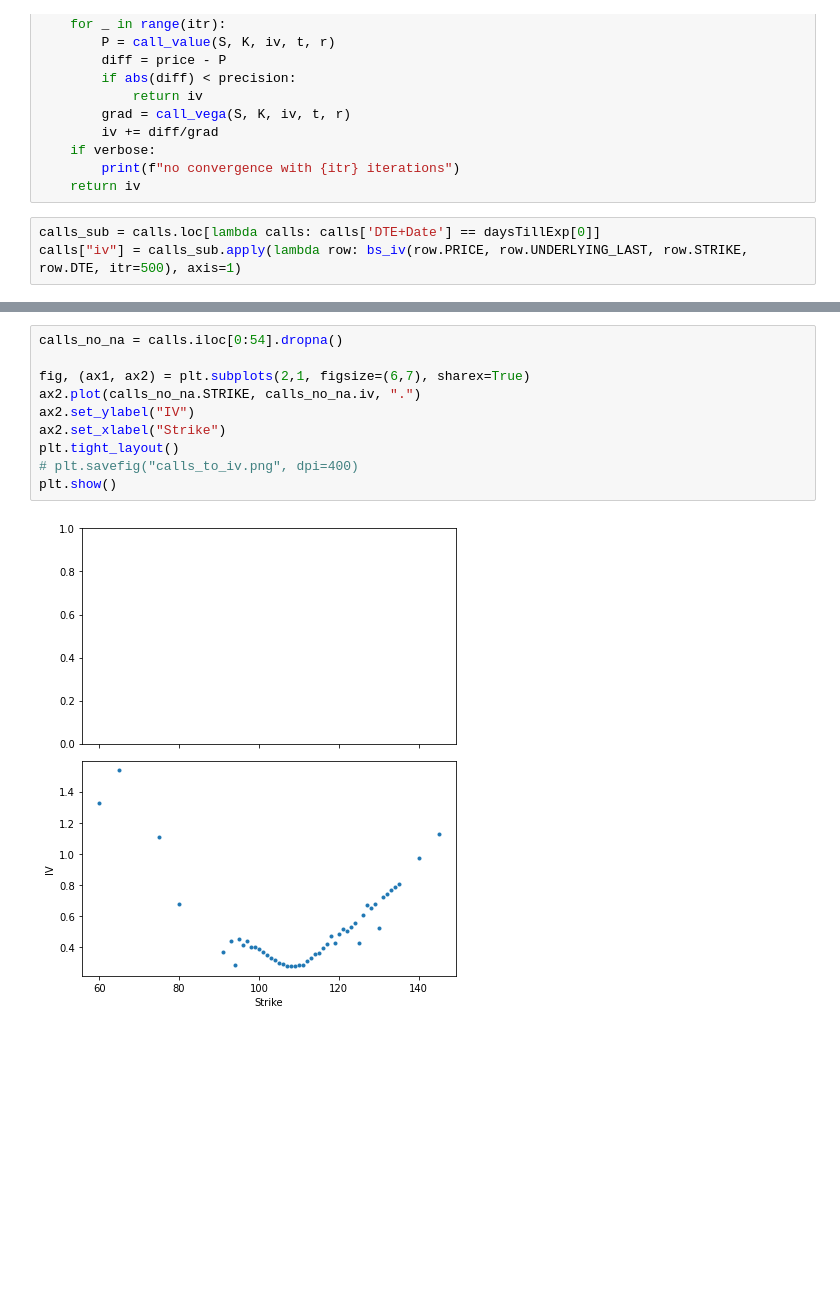
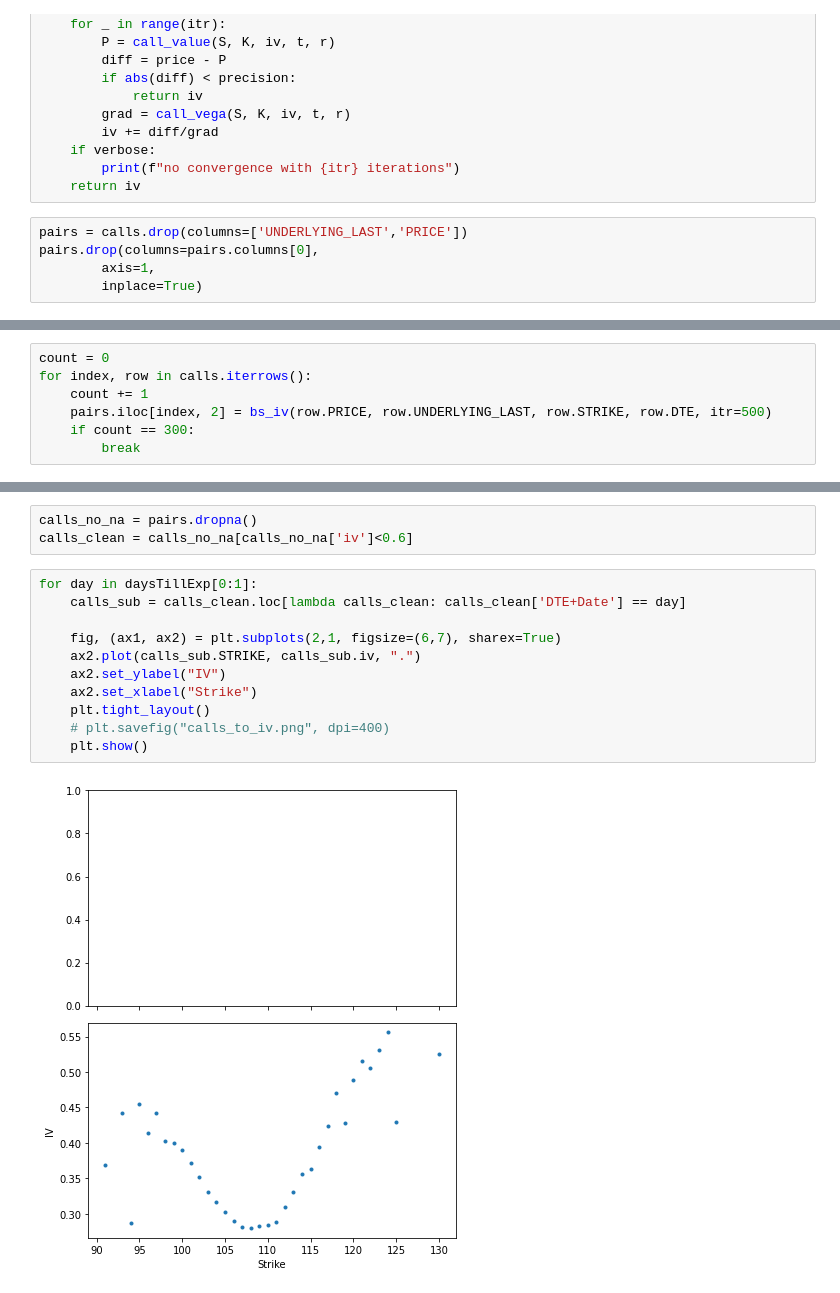
Before and after one commit to piluguji/HooHacks, a Jupyter notebook: MarketExpectation.ipynb, the cells around one changed output, grey strips where cells are left out. Saved outputs shown, nothing was run; the diff lists cells and outputs as text; blank space fills up the shorter version.

```diff
--- a/MarketExpectation.ipynb
+++ b/MarketExpectation.ipynb
@@ -73,6 +58,8 @@ def bs_iv(price, S, K, t=0, r=0, precision=1e-4, initial_guess=5, itr=1000, verb
     if verbose:
         print(f"no convergence with {itr} iterations")
     return iv
-# %%
-calls_sub = calls.loc[lambda calls: calls['DTE+Date'] == daysTillExp[0]]
-calls["iv"] = calls_sub.apply(lambda row: bs_iv(row.PRICE, row.UNDERLYING_LAST, row.STRIKE, row.DTE, itr=500), axis=1)
+# %%
+pairs = calls.drop(columns=['UNDERLYING_LAST','PRICE'])
+pairs.drop(columns=pairs.columns[0],
+        axis=1,
+        inplace=True)
@@ -78,0 +82,7 @@ calls["iv"] = calls_sub.apply(lambda row: bs_iv(row.PRICE, row.UNDERLYING_LAST,
+# %%
+count = 0
+for index, row in calls.iterrows():
+    count += 1
+    pairs.iloc[index, 2] = bs_iv(row.PRICE, row.UNDERLYING_LAST, row.STRIKE, row.DTE, itr=500)
+    if count == 300:
+        break
@@ -79,12 +105,16 @@ calls["iv"] = calls_sub.apply(lambda row: bs_iv(row.PRICE, row.UNDERLYING_LAST,
+# %%
+calls_no_na = pairs.dropna()
+calls_clean = calls_no_na[calls_no_na['iv']<0.6]
 # %%
-calls_no_na = calls.iloc[0:54].dropna()
+for day in daysTillExp[0:1]:
+    calls_sub = calls_clean.loc[lambda calls_clean: calls_clean['DTE+Date'] == day]
 
-fig, (ax1, ax2) = plt.subplots(2,1, figsize=(6,7), sharex=True)
-ax2.plot(calls_no_na.STRIKE, calls_no_na.iv, ".")
-ax2.set_ylabel("IV")
-ax2.set_xlabel("Strike")
-plt.tight_layout()
-# plt.savefig("calls_to_iv.png", dpi=400)
-plt.show()
+    fig, (ax1, ax2) = plt.subplots(2,1, figsize=(6,7), sharex=True)
+    ax2.plot(calls_sub.STRIKE, calls_sub.iv, ".")
+    ax2.set_ylabel("IV")
+    ax2.set_xlabel("Strike")
+    plt.tight_layout()
+    # plt.savefig("calls_to_iv.png", dpi=400)
+    plt.show()
 # %% [output]
-[figure, old version]
+[figure, new version]
```
Also changed, not shown: parts of 15 cells of this notebook, 2 other files.
